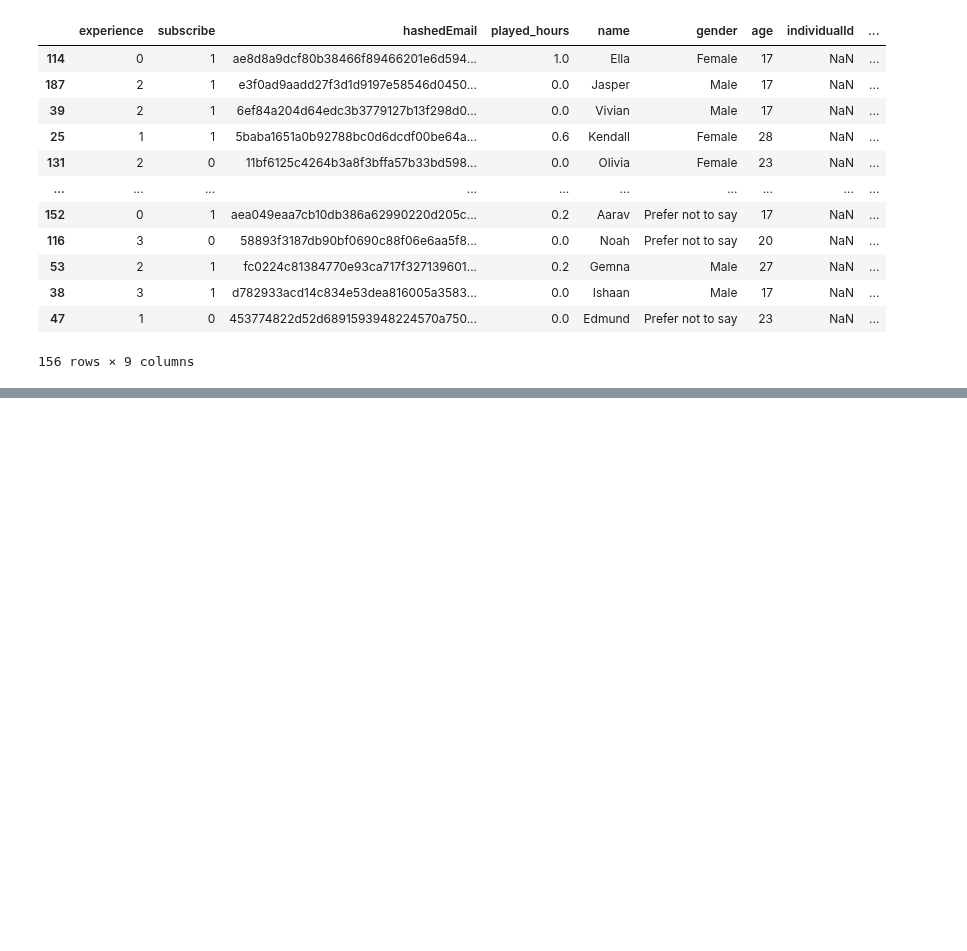
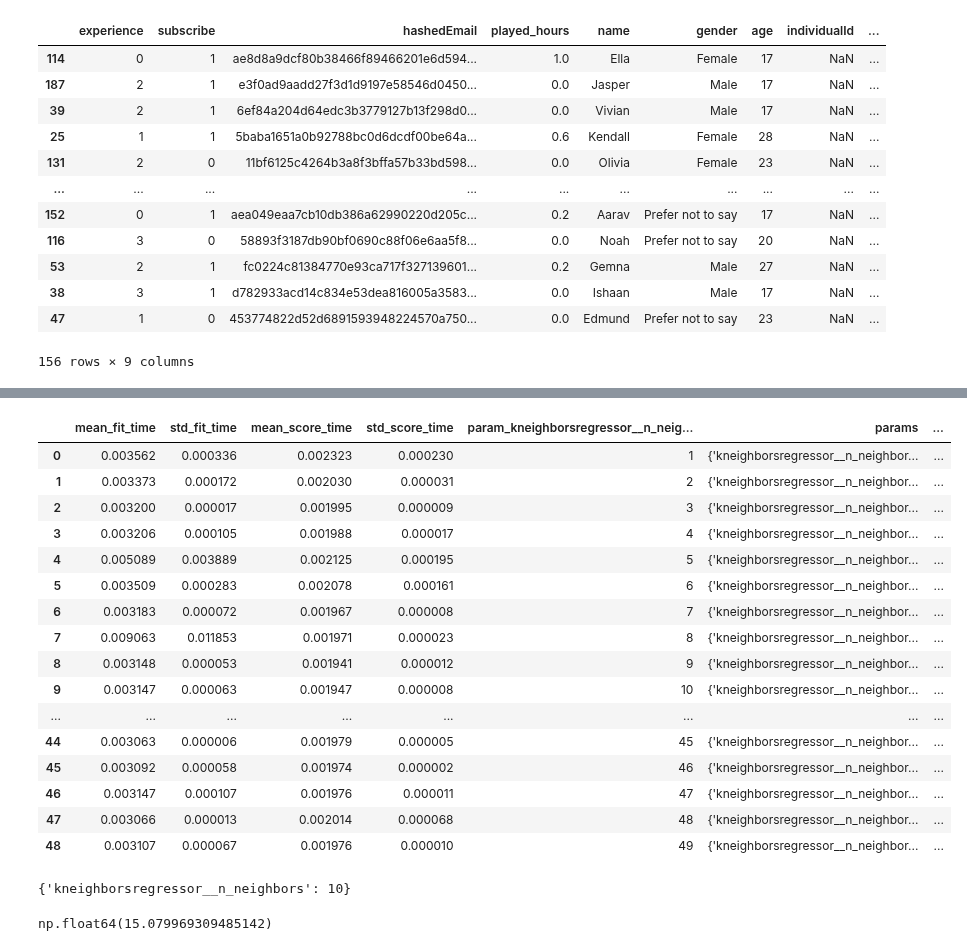
Before and after one commit to sydlpeters/dsci-group-2025w1-group-101-1, a Jupyter notebook: FinalProject.ipynb, the cells around one changed output, grey strips where cells are left out. Drawn from its saved outputs; the diff is of its cells as text; code cells hidden in the pictures; blank space fills up the shorter version.

```diff
--- a/FinalProject.ipynb
+++ b/FinalProject.ipynb
@@ -167,7 +164,7 @@ players_preprocessor = make_column_transformer(
         StandardScaler(),
         [
             "experience",
-            "subscription"],
+            "subscribe"],
     )
 )
 players_pipeline = make_pipeline(players_preprocessor, KNeighborsRegressor())
@@ -175,8 +172,8 @@ players_pipeline = make_pipeline(players_preprocessor, KNeighborsRegressor())
 players_cv = pd.DataFrame(
     cross_validate(
         players_pipeline,
-        X_train,
-        y_train,
+        players_x_train,
+        players_y_train,
         cv=5,
         scoring="neg_root_mean_squared_error",
         return_train_score=True,
@@ -188,32 +190,49 @@ NameError: name 'cross_validate' is not defined
 # %%
 # create the 5-fold GridSearchCV object
 param_grid = {
-    "kneighborsregressor__n_neighbors": range(1, 201, 3),
+    "kneighborsregressor__n_neighbors": range(1, 50, 1),
 }
 
-gridsearch = GridSearchCV(
-    estimator=pipeline,
+players_tuned = GridSearchCV(
+    estimator=players_pipeline,
     param_grid=param_grid,
     cv=5,
     scoring="neg_root_mean_squared_error",
 )
 
 # fit the GridSearchCV object
-gridsearch.fit(housing_x_train, housing_y_train)
+players_result = pd.DataFrame(players_tuned.fit(players_x_train, players_y_train).cv_results_)
 
-
-# Retrieve the CV scores
-results = pd.DataFrame(gridsearch.cv_results_)
-results
-
-# get the best parameter values
-gridsearch.best_params_
-
-predicted = gridsearch.predict(housing_x_test)
-
-rmspe_knn = mean_squared_error(
-    y_true=housing_y_test,
-    y_pred=predicted,
-) ** (1 / 2)
-
-rmspe_knn
+players_result
+# %% [output]
+|  | mean_fit_time | std_fit_time | mean_score_time | std_score_time | param_kneighborsregressor__n_neig... | params | ... |
+| 0 | 0.003562 | 0.000336 | 0.002323 | 0.000230 | 1 | {'kneighborsregressor__n_neighbor... | ... |
+| 1 | 0.003373 | 0.000172 | 0.002030 | 0.000031 | 2 | {'kneighborsregressor__n_neighbor... | ... |
+| 2 | 0.003200 | 0.000017 | 0.001995 | 0.000009 | 3 | {'kneighborsregressor__n_neighbor... | ... |
+| 3 | 0.003206 | 0.000105 | 0.001988 | 0.000017 | 4 | {'kneighborsregressor__n_neighbor... | ... |
+| 4 | 0.005089 | 0.003889 | 0.002125 | 0.000195 | 5 | {'kneighborsregressor__n_neighbor... | ... |
+| 5 | 0.003509 | 0.000283 | 0.002078 | 0.000161 | 6 | {'kneighborsregressor__n_neighbor... | ... |
+| 6 | 0.003183 | 0.000072 | 0.001967 | 0.000008 | 7 | {'kneighborsregressor__n_neighbor... | ... |
+| 7 | 0.009063 | 0.011853 | 0.001971 | 0.000023 | 8 | {'kneighborsregressor__n_neighbor... | ... |
+| 8 | 0.003148 | 0.000053 | 0.001941 | 0.000012 | 9 | {'kneighborsregressor__n_neighbor... | ... |
+| 9 | 0.003147 | 0.000063 | 0.001947 | 0.000008 | 10 | {'kneighborsregressor__n_neighbor... | ... |
+| ... | ... | ... | ... | ... | ... | ... | ... |
+| 44 | 0.003063 | 0.000006 | 0.001979 | 0.000005 | 45 | {'kneighborsregressor__n_neighbor... | ... |
+| 45 | 0.003092 | 0.000058 | 0.001974 | 0.000002 | 46 | {'kneighborsregressor__n_neighbor... | ... |
+| 46 | 0.003147 | 0.000107 | 0.001976 | 0.000011 | 47 | {'kneighborsregressor__n_neighbor... | ... |
+| 47 | 0.003066 | 0.000013 | 0.002014 | 0.000068 | 48 | {'kneighborsregressor__n_neighbor... | ... |
+| 48 | 0.003107 | 0.000067 | 0.001976 | 0.000010 | 49 | {'kneighborsregressor__n_neighbor... | ... |
+# %%
+# Retrieve the CV scores
+
+
+# get the best parameter values
+players_min = players_tuned.best_params_
+players_min
+# %% [output]
+{'kneighborsregressor__n_neighbors': 10}
+# %%
+players_best_RMSPE = -players_tuned.best_score_
+players_best_RMSPE
+# %% [output]
+np.float64(15.079969309485142)
```
Also changed, not shown: parts of 2 cells of this notebook.
